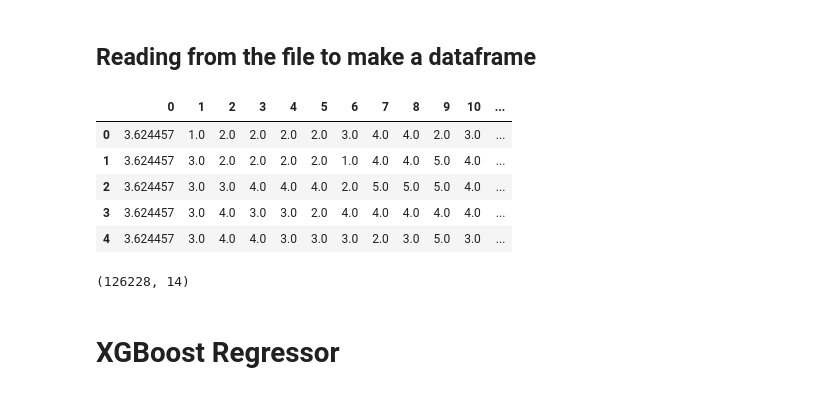
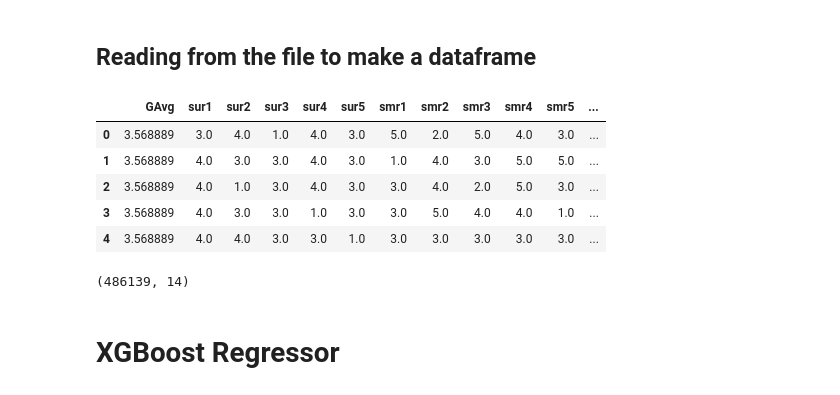
Before and after one commit to ramsane/NetflixPrizeRS, a Jupyter notebook: sampling_Big.ipynb, the cells around one changed output. Drawn from its saved outputs; the diff is of its cells as text; code cells hidden in the pictures.

```diff
--- a/sampling_Big.ipynb
+++ b/sampling_Big.ipynb
@@ -603,19 +574,21 @@ Cold Start Cases : 49.635426573553254%
 # %% [markdown]
  ## Reading from the file to make a dataframe
 # %%
-reg_train = pd.read_csv('sample/reg_train.csv', header=None)
+reg_train = pd.read_csv('sample/big/reg_train.csv',names = [ 'GAvg', 'sur1', 'sur2', 'sur3', 'sur4', 'sur5',
+                                                         'smr1', 'smr2', 'smr3', 'smr4', 'smr5',
+                                                        'UAvg', 'MAvg', 'rating'], header=None)
 reg_train.head()
 # %% [output]
-|  | 0 | 1 | 2 | 3 | 4 | 5 | 6 | 7 | 8 | 9 | 10 | ... |
-| 0 | 3.624457 | 1.0 | 2.0 | 2.0 | 2.0 | 2.0 | 3.0 | 4.0 | 4.0 | 2.0 | 3.0 | ... |
-| 1 | 3.624457 | 3.0 | 2.0 | 2.0 | 2.0 | 2.0 | 1.0 | 4.0 | 4.0 | 5.0 | 4.0 | ... |
-| 2 | 3.624457 | 3.0 | 3.0 | 4.0 | 4.0 | 4.0 | 2.0 | 5.0 | 5.0 | 5.0 | 4.0 | ... |
-| 3 | 3.624457 | 3.0 | 4.0 | 3.0 | 3.0 | 2.0 | 4.0 | 4.0 | 4.0 | 4.0 | 4.0 | ... |
-| 4 | 3.624457 | 3.0 | 4.0 | 4.0 | 3.0 | 3.0 | 3.0 | 2.0 | 3.0 | 5.0 | 3.0 | ... |
+|  | GAvg | sur1 | sur2 | sur3 | sur4 | sur5 | smr1 | smr2 | smr3 | smr4 | smr5 | ... |
+| 0 | 3.568889 | 3.0 | 4.0 | 1.0 | 4.0 | 3.0 | 5.0 | 2.0 | 5.0 | 4.0 | 3.0 | ... |
+| 1 | 3.568889 | 4.0 | 3.0 | 3.0 | 4.0 | 3.0 | 1.0 | 4.0 | 3.0 | 5.0 | 5.0 | ... |
+| 2 | 3.568889 | 4.0 | 1.0 | 3.0 | 4.0 | 3.0 | 3.0 | 4.0 | 2.0 | 5.0 | 3.0 | ... |
+| 3 | 3.568889 | 4.0 | 3.0 | 3.0 | 1.0 | 3.0 | 3.0 | 5.0 | 4.0 | 4.0 | 1.0 | ... |
+| 4 | 3.568889 | 4.0 | 4.0 | 3.0 | 3.0 | 1.0 | 3.0 | 3.0 | 3.0 | 3.0 | 3.0 | ... |
 # %%
 reg_train.shape
 # %% [output]
-(126228, 14)
+(486139, 14)
 # %% [markdown]
 # XGBoost Regressor
 # %% [markdown]
```
Also changed, not shown: parts of 66 cells of this notebook, 1 other file.
